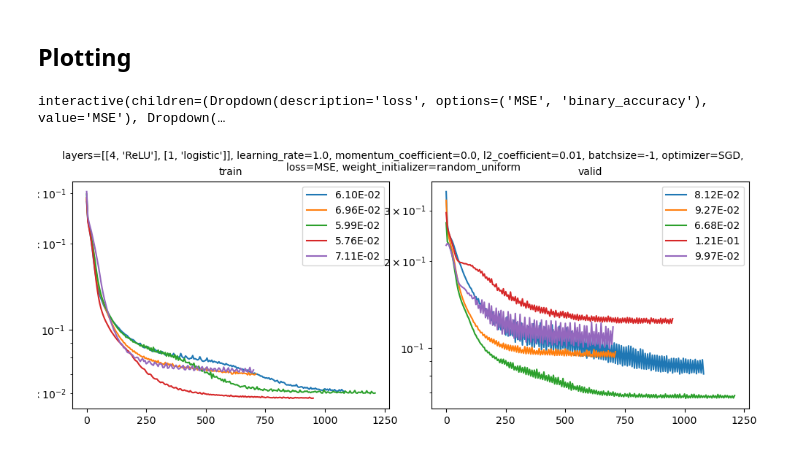
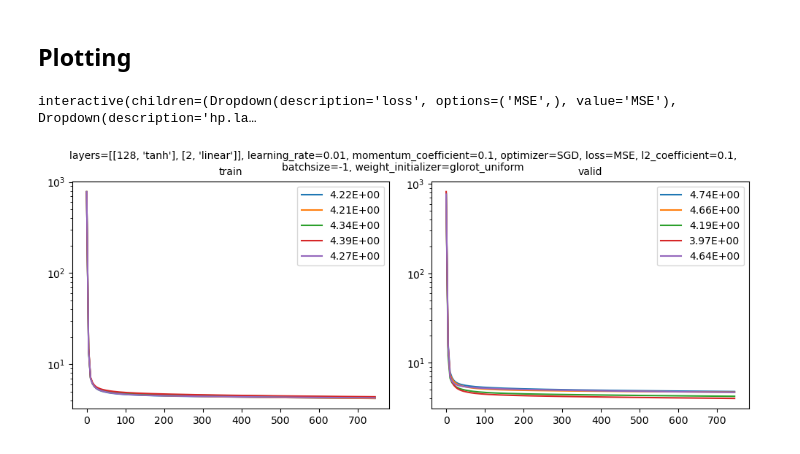
Before and after one commit to davideamadei/Machine-Learning-Project, a Jupyter notebook: Validation.ipynb, the cells around one changed output. Drawn from its saved outputs; the diff is of its cells as text; code cells hidden in the pictures.

```diff
--- a/Validation.ipynb
+++ b/Validation.ipynb
@@ -10,24 +10,23 @@ net = NeuralNetwork(
     [
         LinearLayer((8, 16)),
         ActivationFunction(),
-        LinearLayer((16, 16)),
-        ActivationFunction(),
-        LinearLayer((16, 2)),
     ]
 )
 estimator = Estimator(net) # fix to work without anything
 grid = {}
 grid["layers"] = [
-    [(4, "ReLU"), (1, "logistic")],
-    [(4, "ReLU"), (4, "ReLU"), (1, "logistic")],
-    [(8, "ReLU"), (1, "logistic")],
+    [(128, "ReLU"), (2, "linear")],
 ]
-grid["learning_rate"] = [1, 0.1, 0.01]
-grid["momentum_coefficient"] = [0, 0.5, 1]
+grid["learning_rate"] = [1e-2, 5e-3] # 1e-2, 1e-3
+grid["momentum_coefficient"] = [0.1] # 0.1, 0.5
 grid["optimizer"] = ["SGD"]
 grid["loss"] = ["MSE"]
-grid["l2_coefficient"] = [1e-2, 1e-3, 0]
-grid["batchsize"] = [-1, 64]
-grid["weight_initializer"] = ["random_uniform"]
+grid["l2_coefficient"] = [1e-1]      # 1e-2, 1e-3
+grid["batchsize"] = [-1]             # -1, 128
+grid["weight_initializer"] = [ "glorot_uniform"]
 # grid['fan_mode'] = ['fan_in', 'fan_out']
-selector = GridSearch(estimator, grid, 123)
+selector = GridSearch(estimator, grid, 523552)
+comb=1
+for k,v in grid.items():
+    comb*= len(v)
+print(comb)
@@ -34,7 +35,7 @@ selector = GridSearch(estimator, grid, 123)
 # %%
-# data = read_ML_cup("train")
-data = read_monks(1, "train")
-data = onehot_encoding(data=data)
+data = read_ML_cup("train")
+# data = read_monks(1, "train")
+data, test = train_valid_split(data, seed=123)
 # %%
-logger = Logger(estimator, ["MSE", "binary_accuracy"], every=5)
+logger = Logger(estimator, ["MSE"], every=10)
 # %%
@@ -102,33 +108,33 @@ def plot_results(loss, **kwargs):
             kwargs[k] = params[k][0]
 
     fig.suptitle(", ".join([f"{k[3:]}={v}" for k,v in kwargs.items()]), wrap=True, fontsize=10)
     fig.tight_layout()
     for where, ax in zip(["train", "valid"], axs):
         col_selection = rows.columns.str.endswith(f"{where}.{loss}")
         data = rows[rows.columns[col_selection]]
 
         ys = [y for y in data.values][0]
         if loss != "binary_accuracy":
             bests = [min(y) for y in ys]
             form = "{:.2E}"
             logplot = True
         else:
             bests = [max(y) for y in ys]
             form = "{:.2}"
             logplot = False
 
         ax.clear()
         ax.set_title(where, fontsize=10)
         # scale to resemble number of epochs instead of plot points
-        ticks_x = ticker.FuncFormatter(lambda x, pos: '{0:g}'.format(x*logger._every))
+        ticks_x = ticker.FuncFormatter(lambda x, pos: '{0:g}'.format(x*5))
         ax.xaxis.set_major_formatter(ticks_x)
         if logplot:
             ax.set_yscale("log")
         else:
             ax.set_yscale("linear")
         for y,best in zip(ys, bests):
             ax.plot(y, label=f"{form.format(best)}")
         ax.legend()
 # %% [output]
-interactive(children=(Dropdown(description='loss', options=('MSE', 'binary_accuracy'), value='MSE'), Dropdown(…
+interactive(children=(Dropdown(description='loss', options=('MSE',), value='MSE'), Dropdown(description='hp.la…
-[figure, old version]
+[figure, new version]
```
Also changed, not shown: parts of 3 cells of this notebook, 5 other files.
